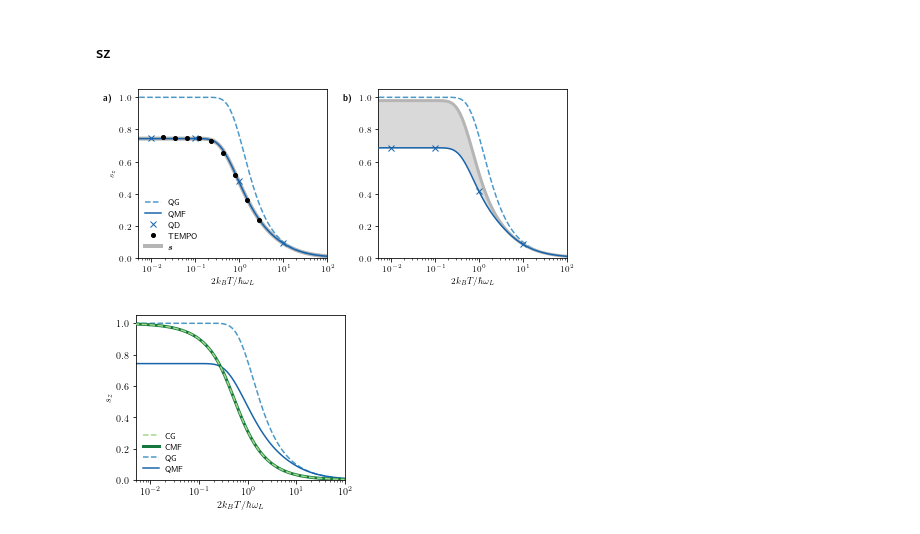
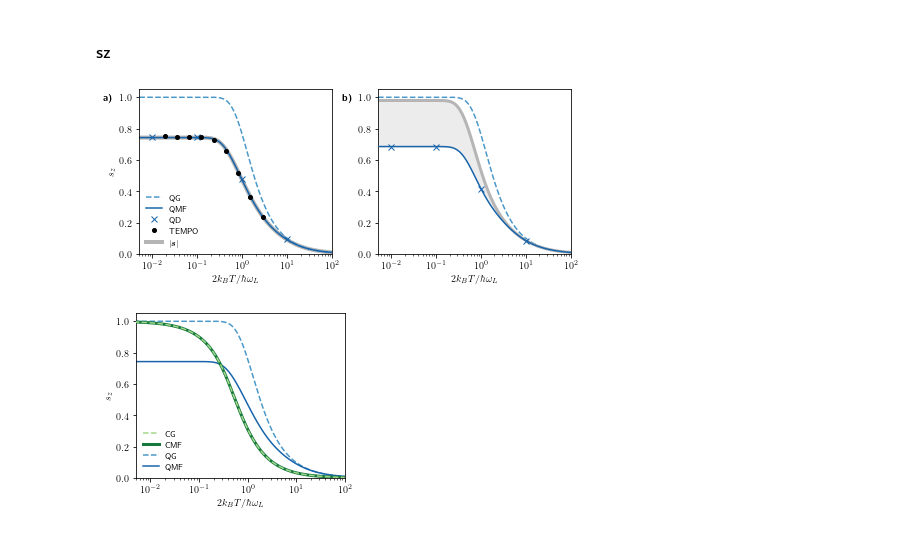
Before and after one commit to quantum-exeter/QuantumSpinDynamics, a Jupyter notebook: plot/plotStatics.ipynb, the cells around one changed output. Cells and saved outputs as stored; diff of their text form; code cells hidden in the pictures.

```diff
--- a/plot/plotStatics.ipynb
+++ b/plot/plotStatics.ipynb
@@ -190,39 +190,39 @@ ax[0].plot(1, 0.476, color=bcmap(0.8), marker='x', linestyle='None') # Dynamics
 ax[0].plot(10, 0.0942, color=bcmap(0.8), marker='x', linestyle='None') # Dynamics
 ax[0].semilogx(data_tempo[:,0], data_tempo[:,1], 'ko', markersize=4, label='TEMPO') # TEMPO
 
-ax[0].semilogx(data3D_prmd[:,0], np.sqrt(data3D_prmd[:,1]**2 + data3D_prmd[:,2]**2 + data3D_prmd[:,3]**2), color=gcmap(0.4), linestyle='-', linewidth=4, zorder=0, label='$\\bm{s}$') # MFGS
+ax[0].semilogx(data3D_prmd[:,0], np.sqrt(data3D_prmd[:,1]**2 + data3D_prmd[:,2]**2 + data3D_prmd[:,3]**2), color=gcmap(0.4), linestyle='-', linewidth=4, zorder=0, label='$|\\bm{s}|$') # MFGS
 
 ##### Data 1D ######
 
 ## Classical ##
 # ax[1].semilogx(dataG_qu[:,0], clGibbs(dataG_qu[:,0]), 'r-') # Gibbs (Analytical)
 # ax[1].semilogx(dataG_cl[:,0], dataG_cl[:,3], color=ocmap(0.4), linestyle='--', zorder=2, label='CG') # Gibbs (Numerical)
 # ax[1].semilogx(data1D_prmd_cl[:,0], data1D_prmd_cl[:,3], color=ocmap(0.8), linestyle='-', linewidth=3, zorder=0) # MFGS
 
 ## Quantum ##
 ax[1].semilogx(dataG_qu[:,0], dataG_qu[:,3], color=bcmap(0.6), linestyle='--', zorder=1) # Gibbs
 ax[1].semilogx(data1D_prmd[:,0], data1D_prmd[:,3], color=bcmap(0.8), zorder=3) # MFGS
 
 ax[1].plot(0.01, 0.685, color=bcmap(0.8), marker='x', linestyle='None', zorder=4) # Dynamics
 ax[1].plot(0.1, 0.685, color=bcmap(0.8), marker='x', linestyle='None', zorder=4) # Dynamics
 ax[1].plot(1, 0.417, color=bcmap(0.8), marker='x', linestyle='None', zorder=4) # Dynamics
 ax[1].plot(10, 0.086, color=bcmap(0.8), marker='x', linestyle='None', zorder=4) # Dynamics
 
-ax[1].fill_between(data1D_prmd[:,0], np.sqrt(data1D_prmd[:,1]**2 + data1D_prmd[:,2]**2 + data1D_prmd[:,3]**2), data1D_prmd[:,3], color=gcmap(0.25), zorder=0)
+ax[1].fill_between(data1D_prmd[:,0], np.sqrt(data1D_prmd[:,1]**2 + data1D_prmd[:,2]**2 + data1D_prmd[:,3]**2), data1D_prmd[:,3], color=gcmap(0.15), zorder=0)
 
 ax[1].semilogx(data1D_prmd[:,0], np.sqrt(data1D_prmd[:,1]**2 + data1D_prmd[:,2]**2 + data1D_prmd[:,3]**2), color=gcmap(0.4), linestyle='-', linewidth=3, zorder=2) # MFGS
 
 ax[0].text(0.08e-2, 0.98, '\\textbf{a)}')
 ax[1].text(0.08e-2, 0.98, '\\textbf{b)}')
 
 ax[0].legend(ncol=1, loc='lower left', frameon=False)
 
 fig.tight_layout(w_pad = 1.4)
 
-# plt.savefig('/Users/charliehogg/Dropbox/PhD/1. 3D Project/Paper/Graphs/sz_T_prmd_new_1D_model.pdf', dpi=300) # Export for Mac
-plt.savefig('C://Users//crh222//Dropbox//PhD//1. 3D Project///Paper//Graphs//sz_T_prmd_new_1D_model.pdf', dpi=300) # Export for Windows
+# plt.savefig('/Users/charliehogg/Dropbox/PhD/1. 3D Project/Paper/Graphs/sz_T_prmd_1D_3D.pdf', dpi=300) # Export for Mac
+plt.savefig('C://Users//crh222//Dropbox//PhD//1. 3D Project///Paper//Graphs//sz_T_prmd_1D_3D.pdf', dpi=300) # Export for Windows
 # %% [output]
-[figure, old version]
+[figure, new version]
 # %%
 fig, ax = plt.subplots(1, 1, figsize=(3.75, 3))  #size in inches
 
```
Also changed, not shown: parts of 3 cells of this notebook.
